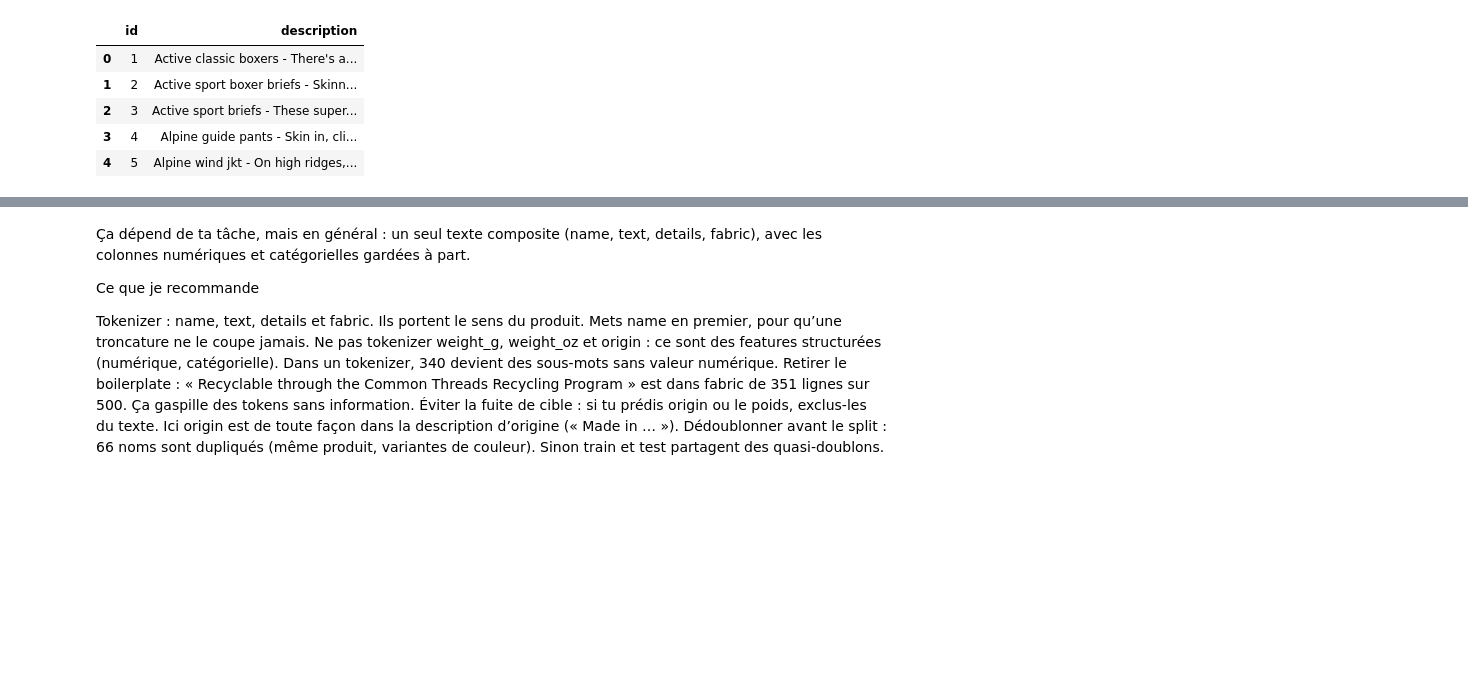
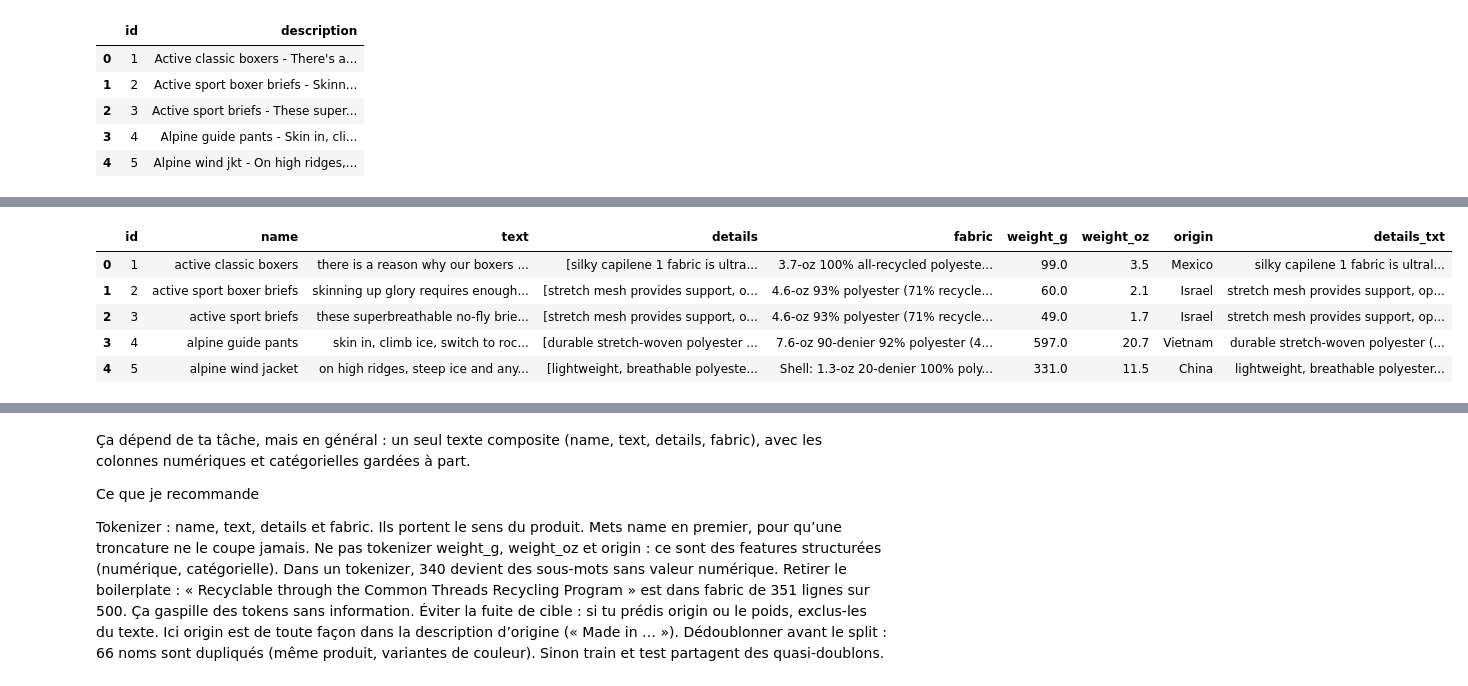
Before and after one commit to cyrilbraguy/Bl3_Northface_cyril, a Jupyter notebook: 02-The_North_Face_ecommerce_cyril.ipynb, the cells around one changed output, grey strips where cells are left out. Cells and saved outputs as stored; diff of their text form; code cells hidden in the pictures; blank space fills up the shorter version.

```diff
--- a/02-The_North_Face_ecommerce_cyril.ipynb
+++ b/02-The_North_Face_ecommerce_cyril.ipynb
@@ -176,6 +155,17 @@ RE_TISSU   = re.compile(r"<b>Fabric:\s*</b>(.*?)(?:<br><br>|$)", re.DOTALL)
 # Accepte "(340 g 11.8 oz)" et "99 g (3.5 oz)"
 RE_POIDS   = re.compile(r"<b>Weight:\s*</b>\(?\s*(\d+(?:\.\d+)?)\s*g\s*\(?\s*(\d+(?:\.\d+)?)\s*oz\s*\)")
 RE_ORIGINE = re.compile(r"(?:Made|Printed)\s+in\s+([A-Za-z][A-Za-z .]*?)\.?\s*$")
+RE_BALISES = re.compile(r"<[^>]+>")                       # (1) à ajouter avec les autres regex
+
+
+def _nettoyer(s: str) -> str:
+    """Retire les guillemets englobants, les balises HTML, dédouble les guillemets et décode les entités."""
+    s = s.strip()
+    if len(s) >= 2 and s[0] == '"' and s[-1] == '"':
+        s = s[1:-1]
+    s = RE_BALISES.sub(" ", s)                             # (2) balises -> espace (avant unescape)
+    s = html.unescape(s.replace('""', '"'))
+    return re.sub(r"\s+", " ", s).strip()
 
 def separer_nom(desc: str, ecart_max: int = 15) -> tuple[str | None, str]:
     """Renvoie (nom, reste). Garde le 2e ' - ' dans le nom s'il est à <= ecart_max caractères du 1er."""
@@ -185,13 +175,6 @@ def separer_nom(desc: str, ecart_max: int = 15) -> tuple[str | None, str]:
         return None, d
     fin = pos[1] if len(pos) > 1 and pos[1] - pos[0] <= ecart_max else pos[0]
     return d[:fin].strip(), d[fin + 3:].strip()
-
-def _nettoyer(s: str) -> str:
-    """Retire les guillemets englobants, dédouble les guillemets et décode les entités HTML."""
-    s = s.strip()
-    if len(s) >= 2 and s[0] == '"' and s[-1] == '"':
-        s = s[1:-1]
-    return html.unescape(s.replace('""', '"')).strip()
 
 
 def parser_description(desc) -> dict:
@@ -206,10 +189,10 @@ def parser_description(desc) -> dict:
 
     m_poids, m_tissu, m_orig = RE_POIDS.search(reste), RE_TISSU.search(reste), RE_ORIGINE.search(reste)
     return {
-        "name": name.lower(),
-        "text": _nettoyer(RE_INTRO.match(reste.lower()).group(1)).replace('""', '"'),
+        "name": name.lower() if name else None,
+        "text": _nettoyer(RE_INTRO.match(reste).group(1)).lower(), # lower() APRÈS l'extraction ; plus de replace('""','"') : _nettoyer le fait déjà
 
-        "details": [_nettoyer(x) for x in RE_DETAIL.findall(reste)],
+        "details": [_nettoyer(x).lower() for x in RE_DETAIL.findall(reste)],
         "fabric": _nettoyer(m_tissu.group(1)) if m_tissu else None,
         "weight_g": float(m_poids.group(1)) if m_poids else None,
         "weight_oz": float(m_poids.group(2)) if m_poids else None,
@@ -249,2 +345,11 @@ dataset
+# %%
+dataset.head()
+# %% [output]
+|  | id | name | text | details | fabric | weight_g | weight_oz | origin | details_txt |
+| 0 | 1 | active classic boxers | there is a reason why our boxers ... | [silky capilene 1 fabric is ultra... | 3.7-oz 100% all-recycled polyeste... | 99.0 | 3.5 | Mexico | silky capilene 1 fabric is ultral... |
+| 1 | 2 | active sport boxer briefs | skinning up glory requires enough... | [stretch mesh provides support, o... | 4.6-oz 93% polyester (71% recycle... | 60.0 | 2.1 | Israel | stretch mesh provides support, op... |
+| 2 | 3 | active sport briefs | these superbreathable no-fly brie... | [stretch mesh provides support, o... | 4.6-oz 93% polyester (71% recycle... | 49.0 | 1.7 | Israel | stretch mesh provides support, op... |
+| 3 | 4 | alpine guide pants | skin in, climb ice, switch to roc... | [durable stretch-woven polyester ... | 7.6-oz 90-denier 92% polyester (4... | 597.0 | 20.7 | Vietnam | durable stretch-woven polyester (... |
+| 4 | 5 | alpine wind jacket | on high ridges, steep ice and any... | [lightweight, breathable polyeste... | Shell: 1.3-oz 20-denier 100% poly... | 331.0 | 11.5 | China | lightweight, breathable polyester... |
 # %%
 #je vais tokenizer ce datraframe, quelle est la meilleure strategie : juste text ou toutes les colonnes
```
Also changed, not shown: parts of 28 cells of this notebook.
